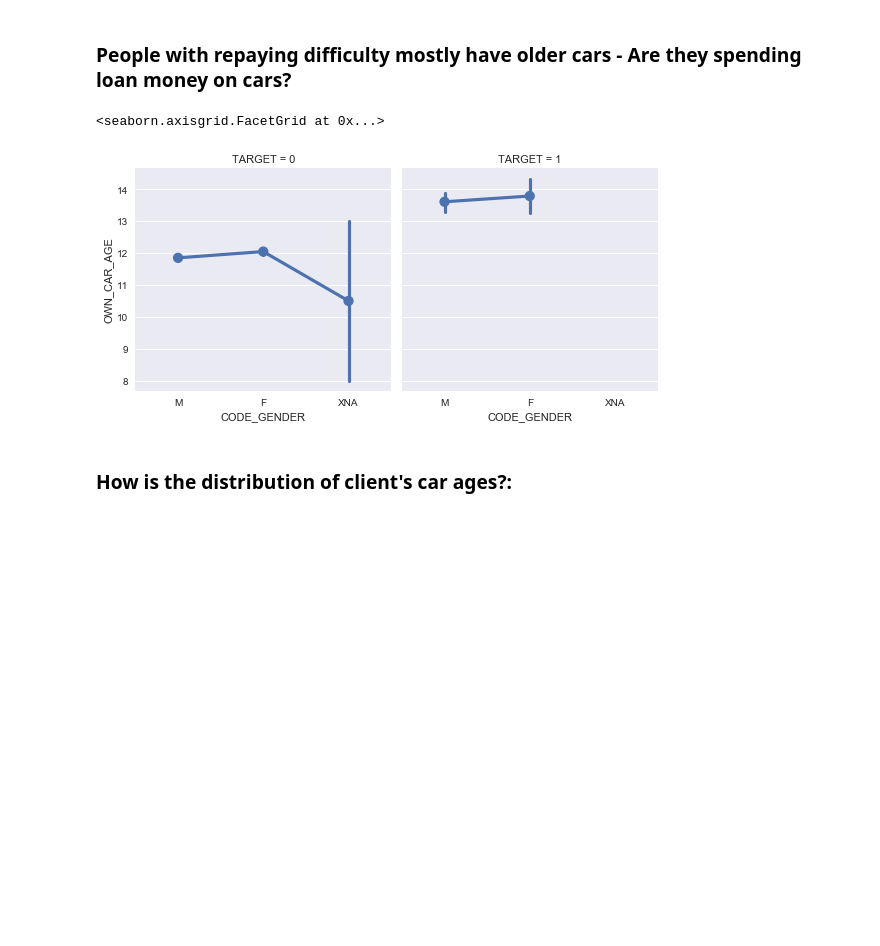
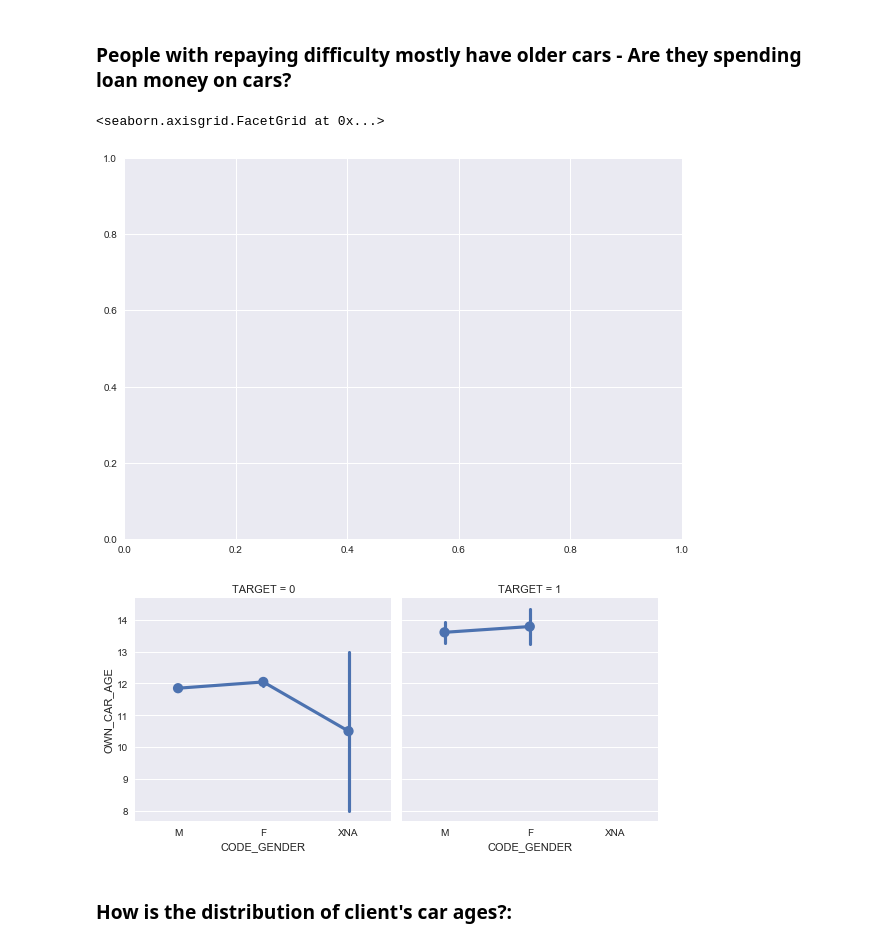
Before and after one commit to rakshithvasudev/Home-Credit-Default-Risk, a Jupyter notebook: EDA/Exploratory Data Analysis - Application Train.ipynb, the cells around one changed output. Cells and saved outputs as stored; diff of their text form; code cells hidden in the pictures; blank space fills up the shorter version.

```diff
--- a/EDA/Exploratory Data Analysis - Application Train.ipynb
+++ b/EDA/Exploratory Data Analysis - Application Train.ipynb
@@ -157,10 +157,12 @@ sns.violinplot(x='CODE_GENDER',y='OWN_CAR_AGE',hue='TARGET',data=train,palette="
 # %% [markdown]
 ### People with repaying difficulty mostly have older cars - Are they spending loan money on cars?
 # %%
+fig, ax = plt.subplots(figsize=(10,7))
 sns.factorplot(x='CODE_GENDER',y='OWN_CAR_AGE',data=train,col='TARGET')
 # %% [output]
 <seaborn.axisgrid.FacetGrid at 0x...>
-[figure, old version]
+[figure, new version]
+[figure, added]
 # %% [markdown]
 ### How is the distribution of client's car ages?:
 # %%
```
Also changed, not shown: parts of 4 cells of this notebook.
